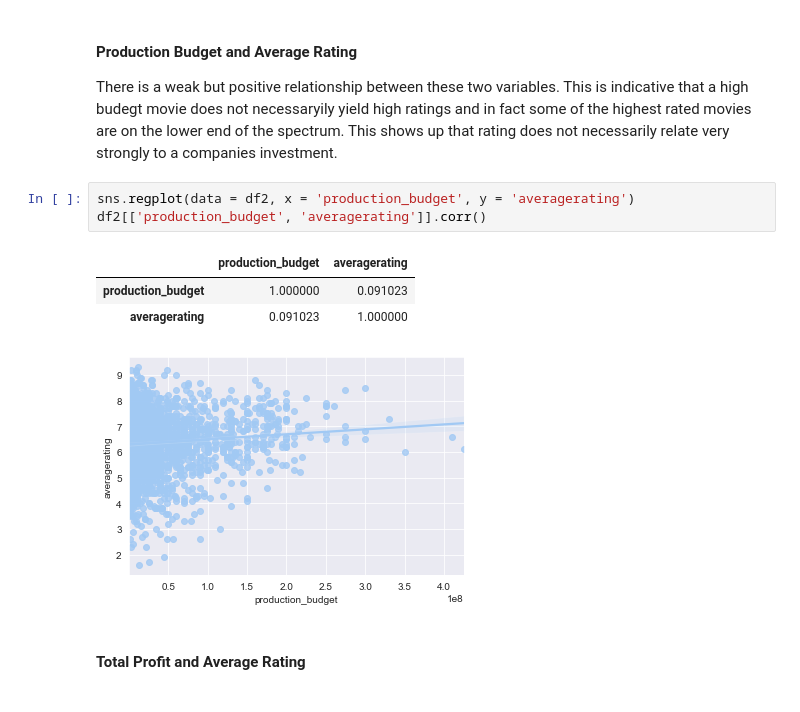
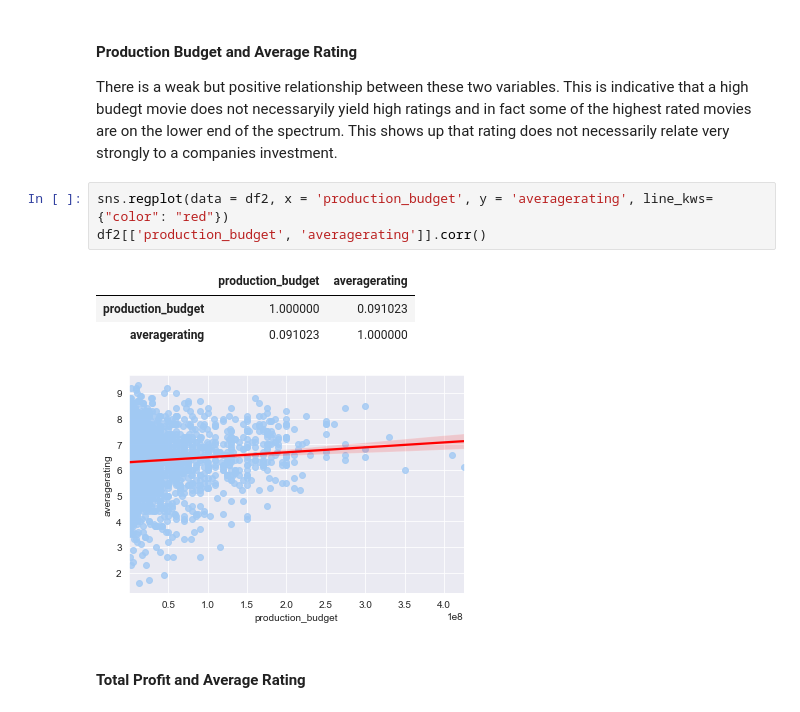
Before and after one commit to masonbatch/dsc-capstone, a Jupyter notebook: student.ipynb, the cells around one changed output. Drawn from its saved outputs; the diff is of its cells as text.

```diff
--- a/student.ipynb
+++ b/student.ipynb
@@ -541,13 +541,13 @@ df2.head(1)
 
 There is a weak but positive relationship between these two variables. This is indicative that a high budegt movie does not necessaryily yield high ratings and in fact some of the highest rated movies are on the lower end of the spectrum. This shows up that rating does not necessarily relate very strongly to a companies investment.
 # %%
-sns.regplot(data = df2, x = 'production_budget', y = 'averagerating')
+sns.regplot(data = df2, x = 'production_budget', y = 'averagerating', line_kws={"color": "red"})
 df2[['production_budget', 'averagerating']].corr()
 # %% [output]
 |  | production_budget | averagerating |
 | production_budget | 1.000000 | 0.091023 |
 | averagerating | 0.091023 | 1.000000 |
-[figure, old version]
+[figure, new version]
 # %% [markdown]
 #### Total Profit and Average Rating
 # %% [markdown]
```
Also changed, not shown: parts of 37 cells of this notebook, 1 other file.
